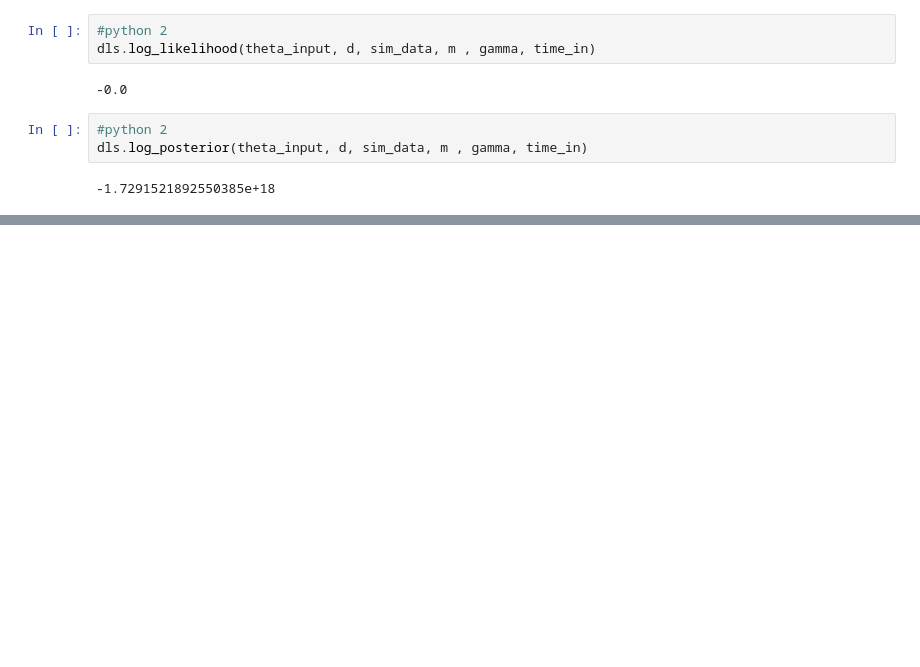
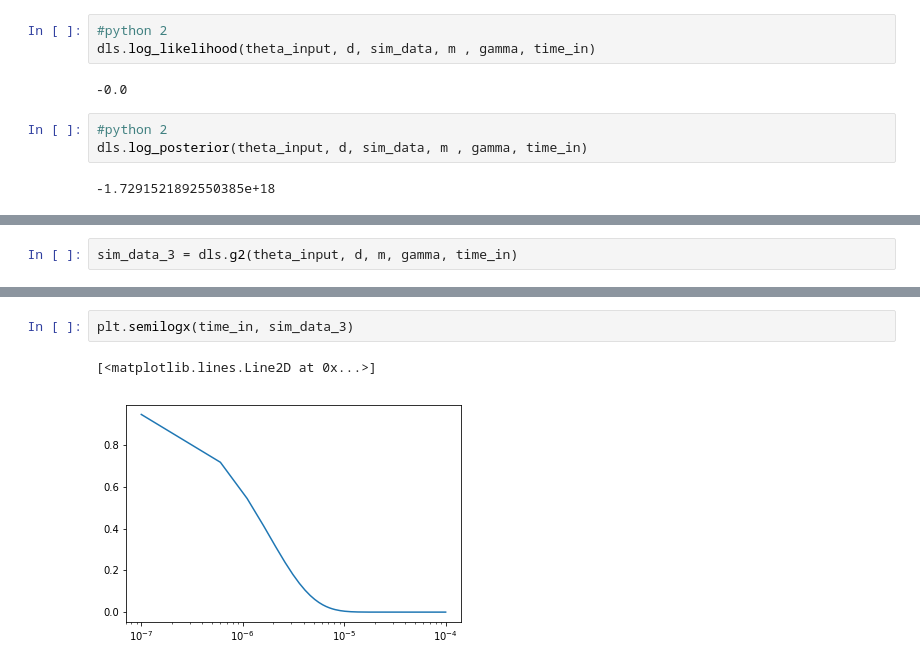
Before and after one commit to thydmle/pydls, a Jupyter notebook: Debug python 2 and 3.ipynb, the cells around one changed output, grey strips where cells are left out. Drawn from its saved outputs; the diff is of its cells as text; blank space fills up the shorter version.

```diff
--- a/Debug python 2 and 3.ipynb
+++ b/Debug python 2 and 3.ipynb
@@ -58,0 +76,2 @@ dls.log_posterior(theta_input, d, sim_data, m , gamma, time_in)
+# %%
+sim_data_3 = dls.g2(theta_input, d, m, gamma, time_in)
@@ -58,0 +97,5 @@ dls.log_posterior(theta_input, d, sim_data, m , gamma, time_in)
+# %%
+plt.semilogx(time_in, sim_data_3)
+# %% [output]
+[<matplotlib.lines.Line2D at 0x...>]
+[figure, added]
```
Also changed, not shown: parts of 7 cells of this notebook.
